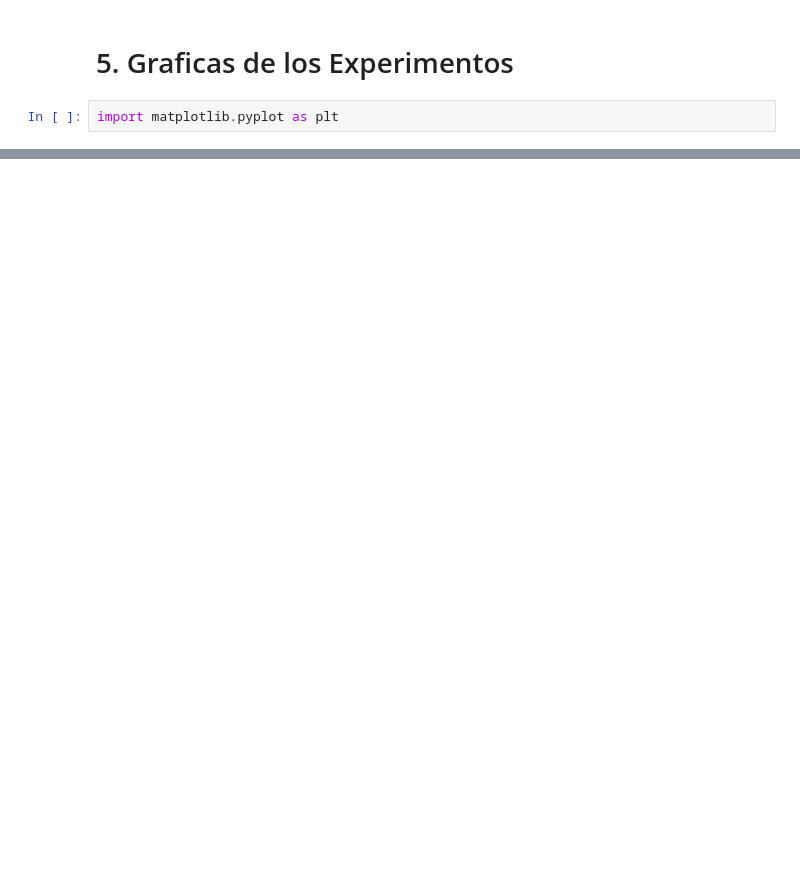
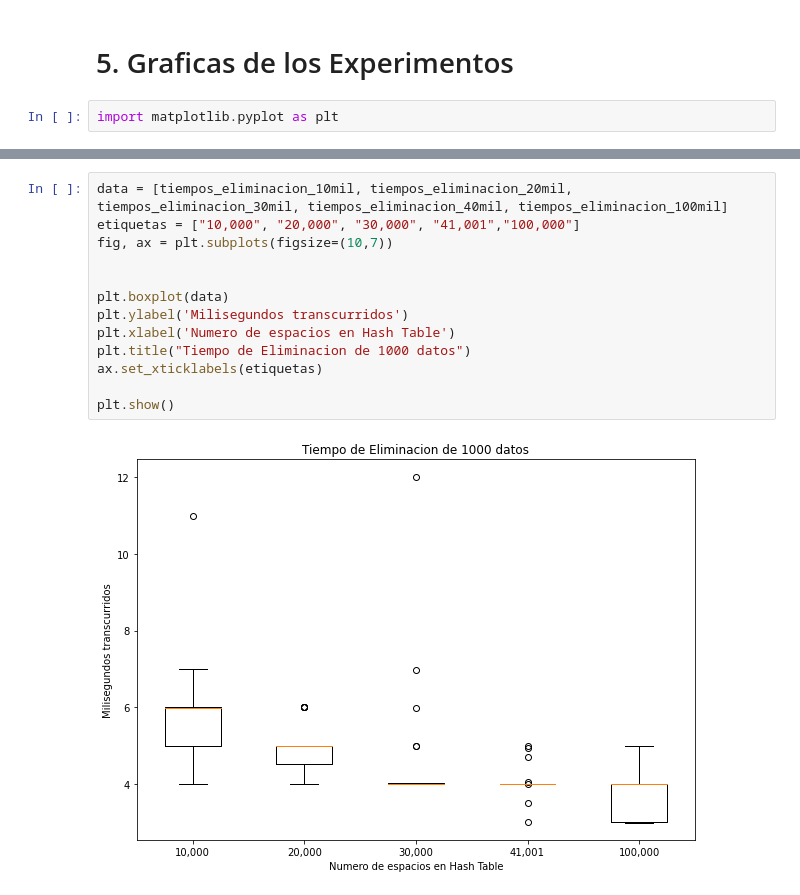
Before and after one commit to rroblesm/Lab3-HashTables, a Jupyter notebook: LecturaDeArchivos.ipynb, the cells around one changed output, grey strips where cells are left out. Saved outputs shown, nothing was run; the diff lists cells and outputs as text; blank space fills up the shorter version.

```diff
--- a/LecturaDeArchivos.ipynb
+++ b/LecturaDeArchivos.ipynb
@@ -433,0 +544,15 @@ plt.show()
+# %%
+data = [tiempos_eliminacion_10mil, tiempos_eliminacion_20mil, tiempos_eliminacion_30mil, tiempos_eliminacion_40mil, tiempos_eliminacion_100mil]
+etiquetas = ["10,000", "20,000", "30,000", "41,001","100,000"]
+fig, ax = plt.subplots(figsize=(10,7))
+
+
+plt.boxplot(data)
+plt.ylabel('Milisegundos transcurridos')
+plt.xlabel('Numero de espacios en Hash Table')
+plt.title("Tiempo de Eliminacion de 1000 datos")
+ax.set_xticklabels(etiquetas)
+
+plt.show()
+# %% [output]
+[figure, added]
```
Also changed, not shown: parts of 8 cells of this notebook, 3 other files.
